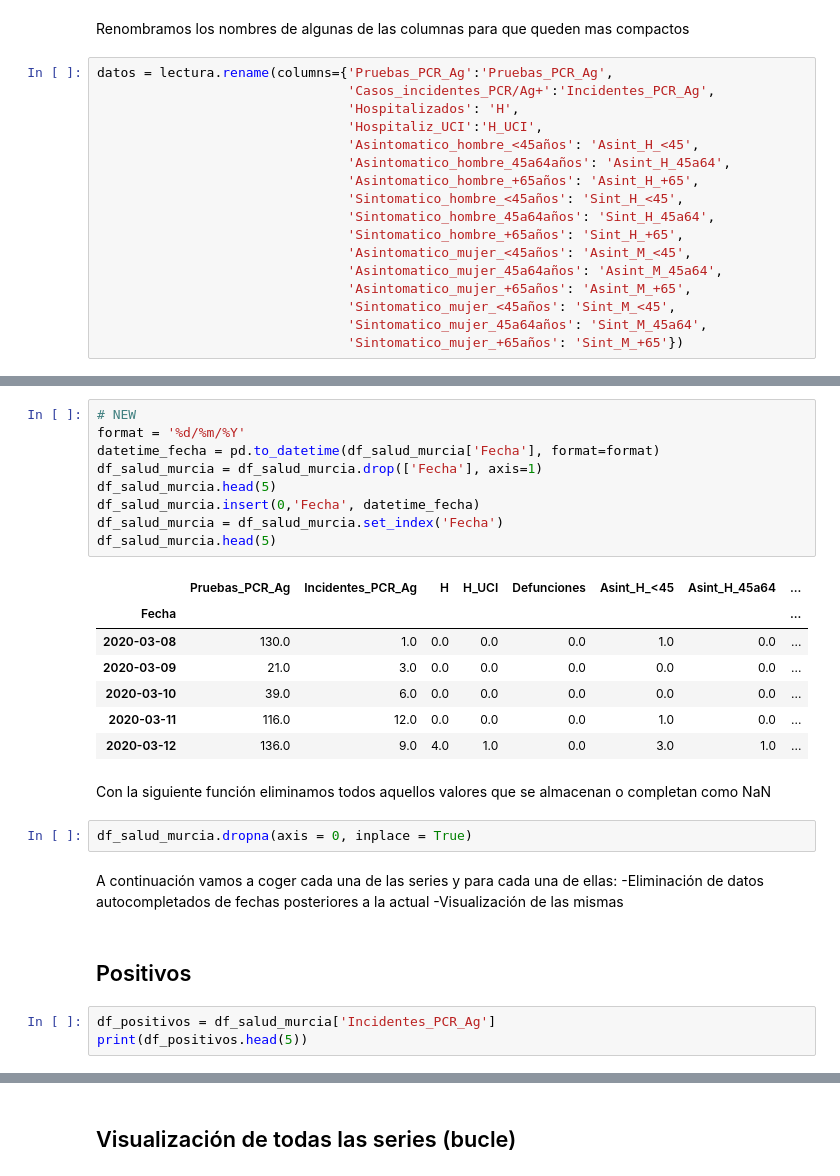
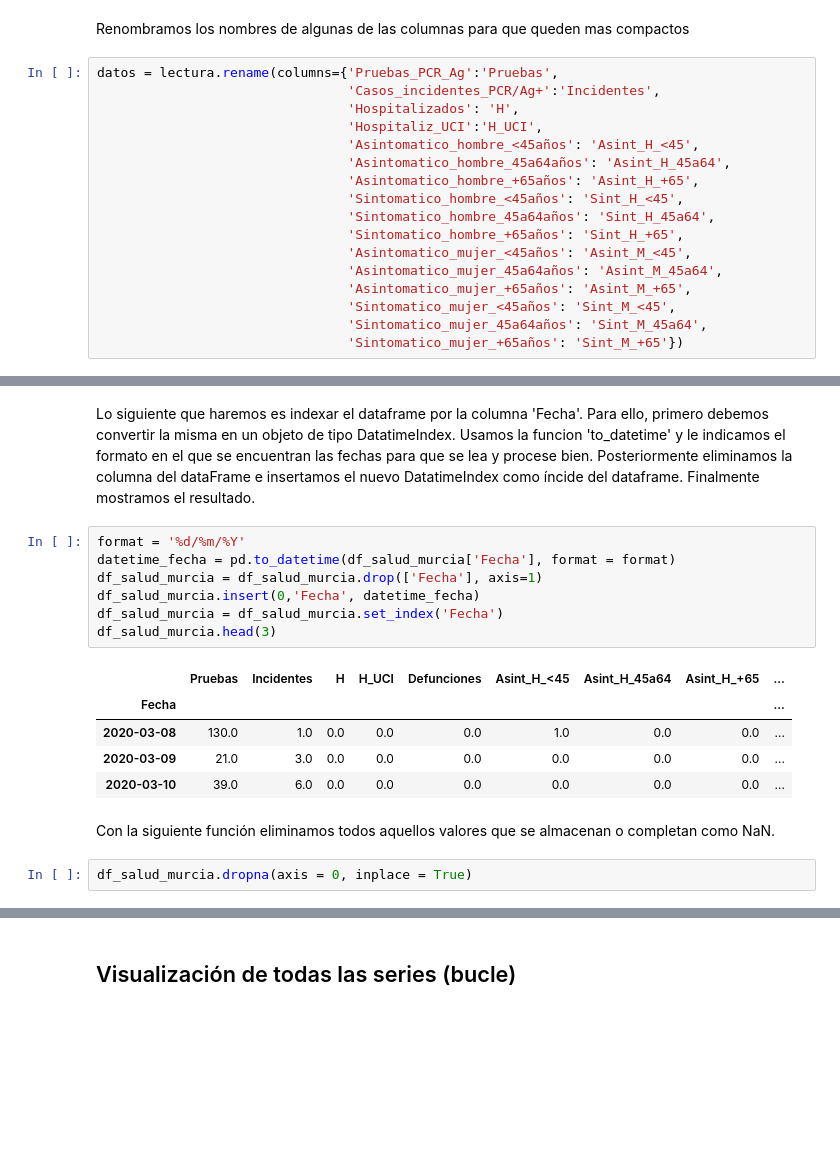
Before and after one commit to CarmenCalvoL/tfg_informatica, a Jupyter notebook: Notebooks/salud_murcia.ipynb, the cells around one changed output, grey strips where cells are left out. Saved outputs shown, nothing was run; the diff lists cells and outputs as text; blank space fills up the shorter version.

Commit message:
arreglado notebook + visualizacion series

```diff
--- a/Notebooks/salud_murcia.ipynb
+++ b/Notebooks/salud_murcia.ipynb
@@ -18,8 +24,8 @@ lectura = read_csv('../Datos_originales/casos_diarios_total_regional.csv', skipr
 # %% [markdown]
 Renombramos los nombres de algunas de las columnas para que queden mas compactos
 # %%
-datos = lectura.rename(columns={'Pruebas_PCR_Ag':'Pruebas_PCR_Ag',
-                                'Casos_incidentes_PCR/Ag+':'Incidentes_PCR_Ag',
+datos = lectura.rename(columns={'Pruebas_PCR_Ag':'Pruebas',
+                                'Casos_incidentes_PCR/Ag+':'Incidentes',
                                 'Hospitalizados': 'H',
                                 'Hospitaliz_UCI':'H_UCI',
                                 'Asintomatico_hombre_<45años': 'Asint_H_<45',
@@ -49,30 +53,19 @@ df_salud_murcia.head(5)
+# %% [markdown]
+Lo siguiente que haremos es indexar el dataframe por la columna 'Fecha'. Para ello, primero debemos convertir la misma en un objeto de tipo DatatimeIndex. Usamos la funcion 'to_datetime' y le indicamos el formato en el que se encuentran las fechas para que se lea y procese bien. Posteriormente eliminamos la columna del dataFrame e insertamos el nuevo DatatimeIndex como íncide del dataframe. Finalmente mostramos el resultado.
 # %%
-# NEW
 format = '%d/%m/%Y'
-datetime_fecha = pd.to_datetime(df_salud_murcia['Fecha'], format=format)
+datetime_fecha = pd.to_datetime(df_salud_murcia['Fecha'], format = format)
 df_salud_murcia = df_salud_murcia.drop(['Fecha'], axis=1)
-df_salud_murcia.head(5)
 df_salud_murcia.insert(0,'Fecha', datetime_fecha)
 df_salud_murcia = df_salud_murcia.set_index('Fecha')
-df_salud_murcia.head(5)
+df_salud_murcia.head(3)
 # %% [output]
-|  | Pruebas_PCR_Ag | Incidentes_PCR_Ag | H | H_UCI | Defunciones | Asint_H_<45 | Asint_H_45a64 | ... |
-| Fecha |  |  |  |  |  |  |  | ... |
-| 2020-03-08 | 130.0 | 1.0 | 0.0 | 0.0 | 0.0 | 1.0 | 0.0 | ... |
-| 2020-03-09 | 21.0 | 3.0 | 0.0 | 0.0 | 0.0 | 0.0 | 0.0 | ... |
-| 2020-03-10 | 39.0 | 6.0 | 0.0 | 0.0 | 0.0 | 0.0 | 0.0 | ... |
-| 2020-03-11 | 116.0 | 12.0 | 0.0 | 0.0 | 0.0 | 1.0 | 0.0 | ... |
-| 2020-03-12 | 136.0 | 9.0 | 4.0 | 1.0 | 0.0 | 3.0 | 1.0 | ... |
+|  | Pruebas | Incidentes | H | H_UCI | Defunciones | Asint_H_<45 | Asint_H_45a64 | Asint_H_+65 | ... |
+| Fecha |  |  |  |  |  |  |  |  | ... |
+| 2020-03-08 | 130.0 | 1.0 | 0.0 | 0.0 | 0.0 | 1.0 | 0.0 | 0.0 | ... |
+| 2020-03-09 | 21.0 | 3.0 | 0.0 | 0.0 | 0.0 | 0.0 | 0.0 | 0.0 | ... |
+| 2020-03-10 | 39.0 | 6.0 | 0.0 | 0.0 | 0.0 | 0.0 | 0.0 | 0.0 | ... |
 # %% [markdown]
-Con la siguiente función eliminamos todos aquellos valores que se almacenan o completan como NaN
+Con la siguiente función eliminamos todos aquellos valores que se almacenan o completan como NaN.
 # %%
 df_salud_murcia.dropna(axis = 0, inplace = True)
-# %% [markdown]
-A continuación vamos a coger cada una de las series y para cada una de ellas:
--Eliminación de datos autocompletados de fechas posteriores a la actual
--Visualización de las mismas
-# %% [markdown]
-## Positivos
-# %%
-df_positivos = df_salud_murcia['Incidentes_PCR_Ag']
-print(df_positivos.head(5))
```
Also changed, not shown: parts of 56 cells of this notebook, 2 other files.
